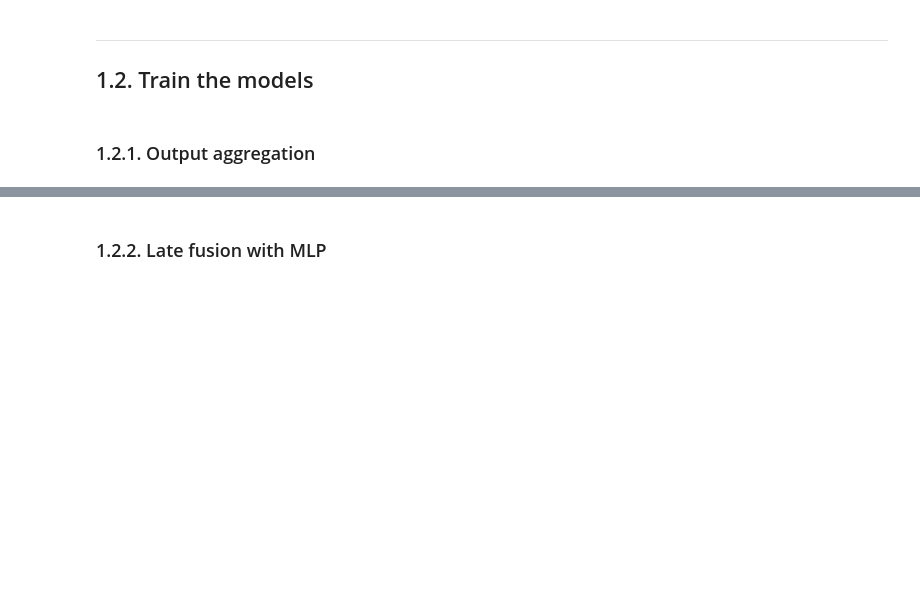
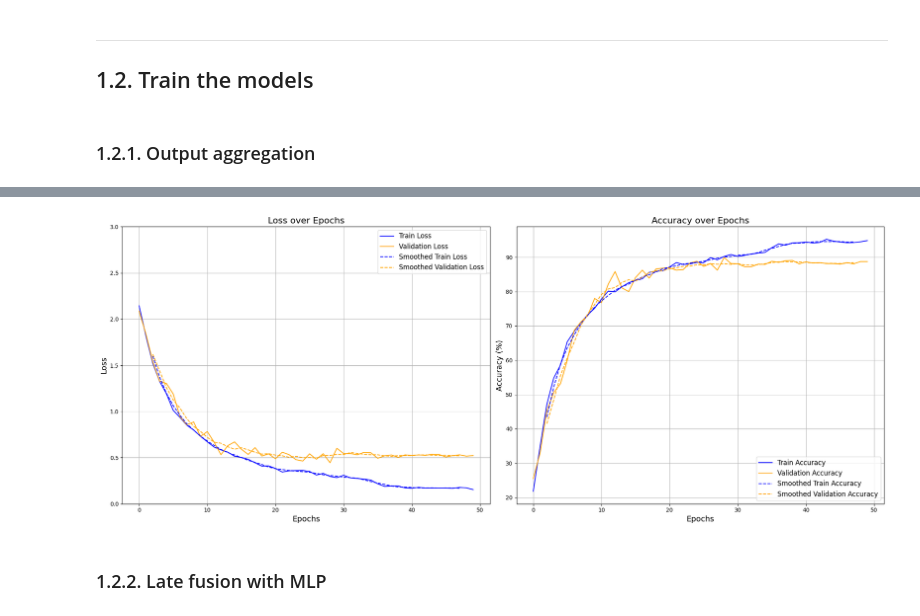
Before and after one commit to AlessandroLongo23/IDLCV_Video_Classification, a Jupyter notebook: main.ipynb, the cells around one changed output, grey strips where cells are left out. Saved outputs shown, nothing was run; the diff lists cells and outputs as text; code cells hidden in the pictures; blank space fills up the shorter version.

```diff
--- a/main.ipynb
+++ b/main.ipynb
@@ -92,7 +92,7 @@ model = OutputAggregation(device).to(device)
 optimizer = torch.optim.Adam(model.parameters(), lr=1e-3, weight_decay=1e-4)
 
 model.train_(
-    num_epochs=5,
+    num_epochs=50,
     optimizer=optimizer,
     scheduler=ReduceLROnPlateau(optimizer, mode='min', factor=0.1, patience=5),
     criterion=nn.CrossEntropyLoss(),
@@ -108,3 +108,4 @@ test_results['output_aggregation']['with_leakage'] = model.eval_(
 
 with open('results.json', 'w') as f:
     json.dump(test_results, f, indent=4)
+# %% [output]
@@ -111,3 +115,4 @@ with open('results.json', 'w') as f:
+[figure, added]
 # %% [markdown]
 ### 1.2.2. Late fusion with MLP
 # %%
```
Also changed, not shown: parts of 15 cells of this notebook, 2 other files.
